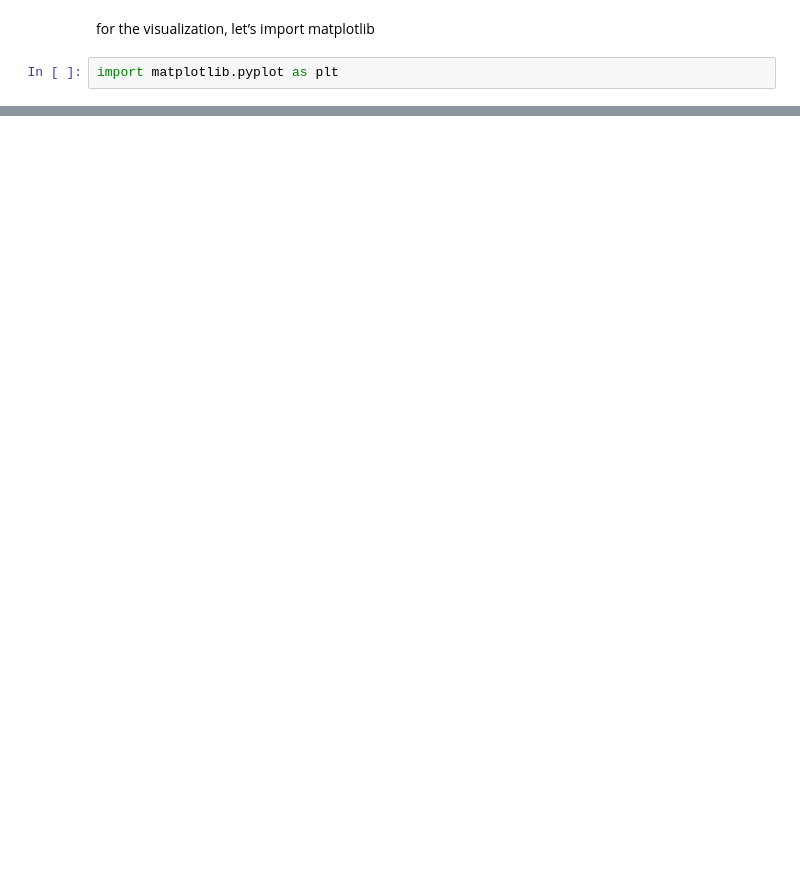
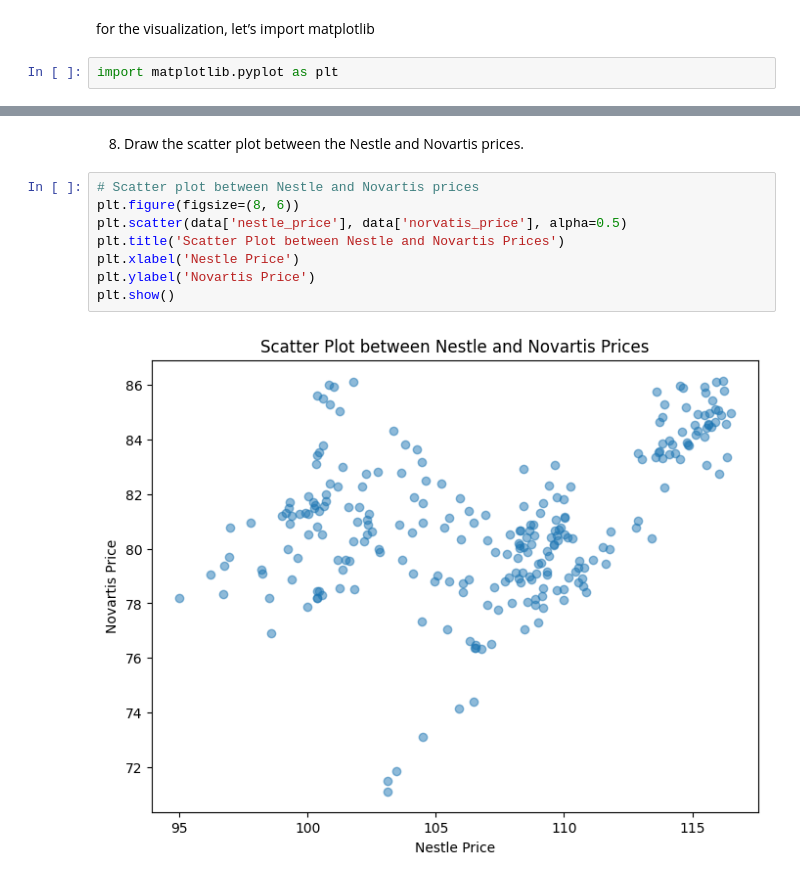
Before and after one commit to fuzoh/2025_AnSeqDa, a Jupyter notebook: Labo1_Questions-2025.ipynb, the cells around one changed output, grey strips where cells are left out. Drawn from its saved outputs; the diff is of its cells as text; blank space fills up the shorter version.

```diff
--- a/Labo1_Questions-2025.ipynb
+++ b/Labo1_Questions-2025.ipynb
@@ -34,0 +105,12 @@ import matplotlib.pyplot as plt
+# %% [markdown]
+8. Draw the scatter plot between the Nestle and Novartis prices.
+# %%
+# Scatter plot between Nestle and Novartis prices
+plt.figure(figsize=(8, 6))
+plt.scatter(data['nestle_price'], data['norvatis_price'], alpha=0.5)
+plt.title('Scatter Plot between Nestle and Novartis Prices')
+plt.xlabel('Nestle Price')
+plt.ylabel('Novartis Price')
+plt.show()
+# %% [output]
+[figure, added]
```
Also changed, not shown: parts of 12 cells of this notebook, 2 other files.
